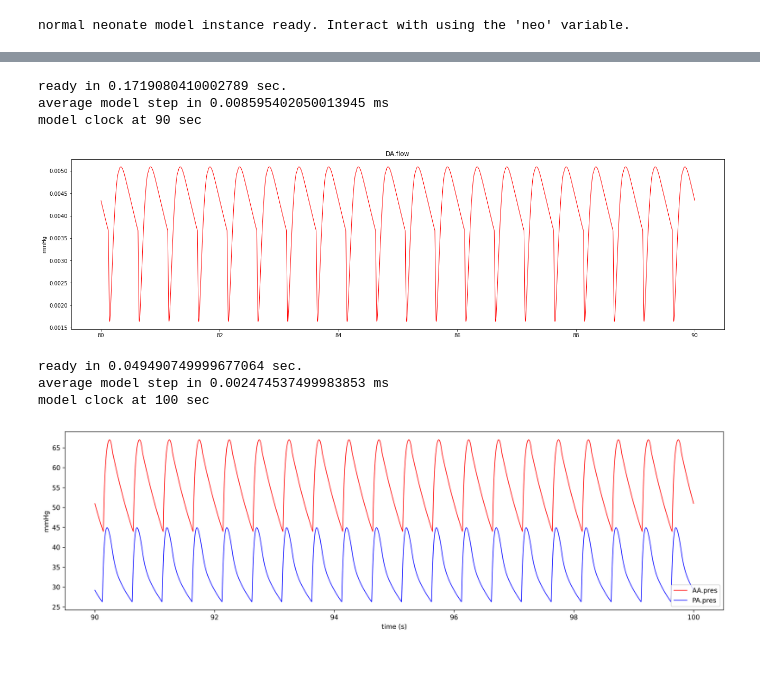
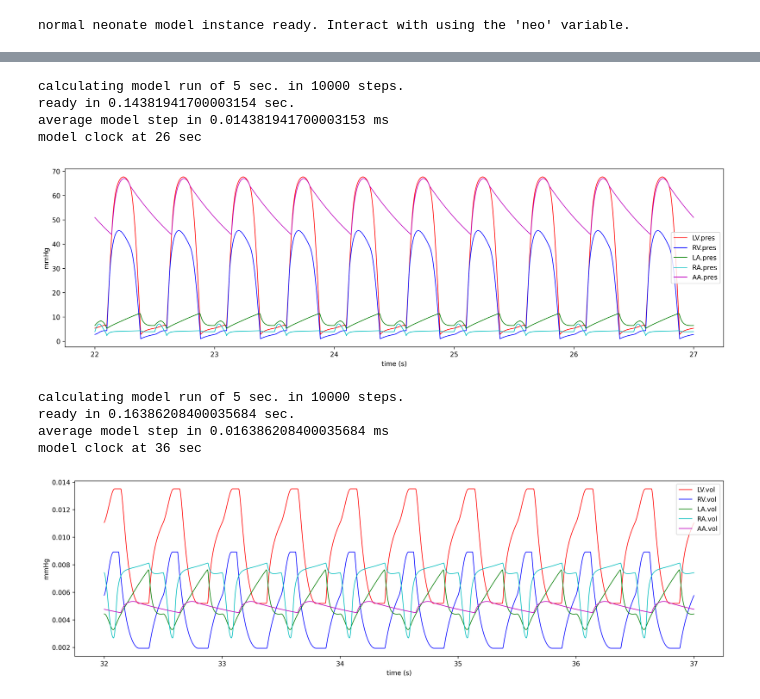
Before and after one commit to Dobutamine/explain_source, a Jupyter notebook: explain/Explain.ipynb, the cells around one changed output, grey strips where cells are left out. Cells and saved outputs as stored; diff of their text form; code cells hidden in the pictures; blank space fills up the shorter version.

```diff
--- a/explain/Explain.ipynb
+++ b/explain/Explain.ipynb
@@ -12,14 +21,16 @@ model clock at 19 sec
 # %%
-neo.open_pda()
+neo.plot_heart_pres()
+# %% [output]
+calculating model run of 5 sec. in 10000 steps.
+ready in 0.14381941700003154 sec.
+average model step in 0.014381941700003153 ms
+model clock at 26 sec
+[figure, added]
-# %%
-neo.plot(["DA.flow",], 10, 0.0005, False, False)
-neo.plot(["AA.pres", "PA.pres"], 10, 0.0005, True)
-# %% [output]
-ready in 0.1719080410002789 sec.
-average model step in 0.008595402050013945 ms
-model clock at 90 sec
-[figure, removed]
-ready in 0.049490749999677064 sec.
-average model step in 0.002474537499983853 ms
-model clock at 100 sec
-[figure, removed]
+# %%
+neo.plot_heart_vol()
+# %% [output]
+calculating model run of 5 sec. in 10000 steps.
+ready in 0.16386208400035684 sec.
+average model step in 0.016386208400035684 ms
+model clock at 36 sec
+[figure, added]
```
Also changed, not shown: parts of 3 cells of this notebook, 2 other files.
